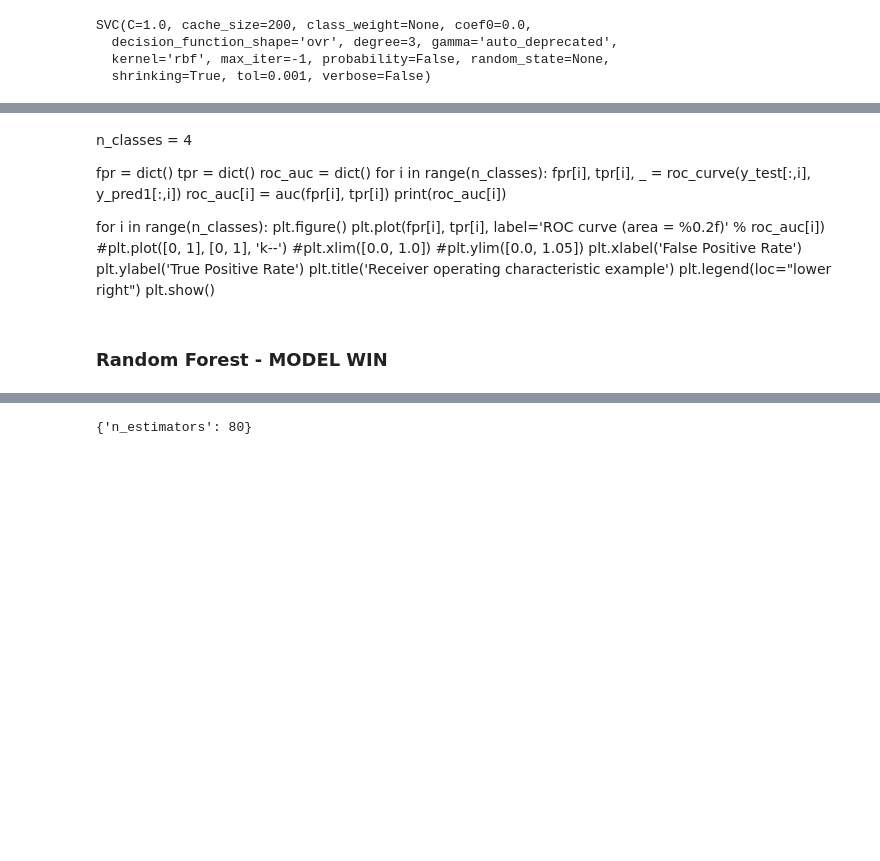
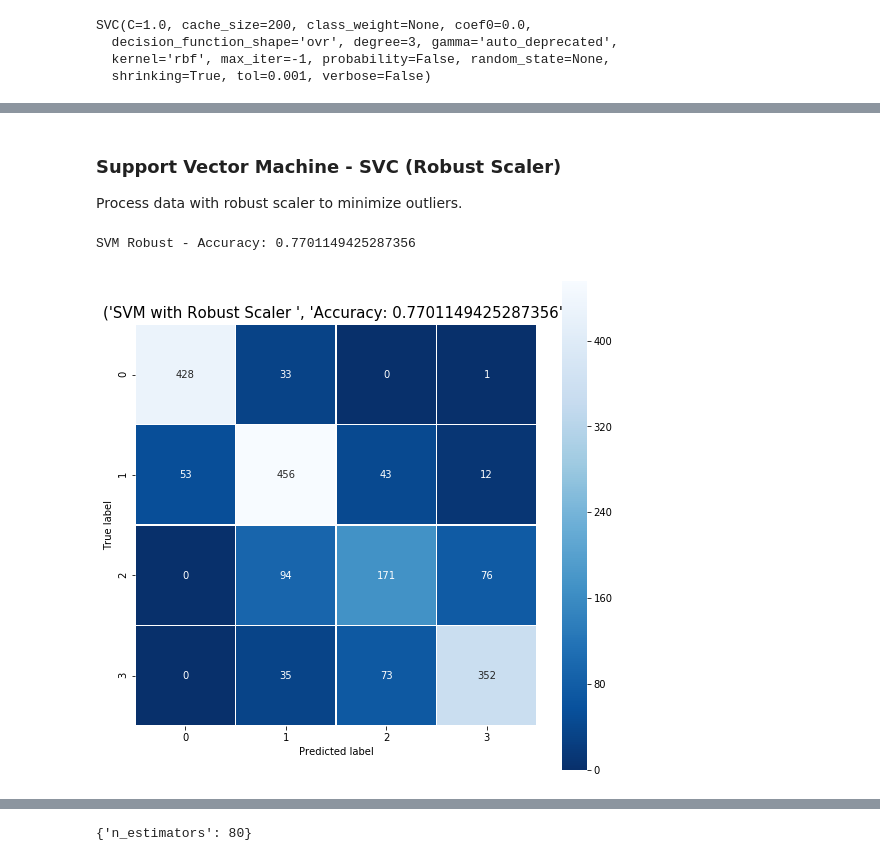
Before and after one commit to miriammg/Final-Project-IH, a Jupyter notebook: Final Project.ipynb, the cells around one changed output, grey strips where cells are left out. Cells and saved outputs as stored; diff of their text form; code cells hidden in the pictures; blank space fills up the shorter version.

```diff
--- a/Final Project.ipynb
+++ b/Final Project.ipynb
@@ -888,24 +887,23 @@ print_matrix(cm_svm, accuracy_svm, model='SVM2')
-# %% [markdown]
-n_classes = 4
-
-fpr = dict()
-tpr = dict()
-roc_auc = dict()
-for i in range(n_classes):
-    fpr[i], tpr[i], _ = roc_curve(y_test[:,i], y_pred1[:,i])
-    roc_auc[i] = auc(fpr[i], tpr[i])
-    print(roc_auc[i])
-
-for i in range(n_classes):
-    plt.figure()
-    plt.plot(fpr[i], tpr[i], label='ROC curve (area = %0.2f)' % roc_auc[i])
-    #plt.plot([0, 1], [0, 1], 'k--')
-    #plt.xlim([0.0, 1.0])
-    #plt.ylim([0.0, 1.05])
-    plt.xlabel('False Positive Rate')
-    plt.ylabel('True Positive Rate')
-    plt.title('Receiver operating characteristic example')
-    plt.legend(loc="lower right")
-    plt.show()
-# %% [markdown]
-### Random Forest - MODEL WIN
+# %% [markdown]
+### Support Vector Machine  - SVC (Robust Scaler)
+Process data with robust scaler to minimize outliers.
+# %%
+robut_scaler = RobustScaler().fit(X_train)
+
+X_train_transform = robut_scaler.fit_transform(X_train_2)
+X_test_transform = robut_scaler.transform(X_test_2)
+
+clf.fit(X_train_transform, y_train_2)
+
+y_pred_transform = clf.predict(X_test_transform)
+
+accuracy_svm_Robust = metrics.accuracy_score(y_test_2, y_pred_transform)
+
+cm_svm_robust = metrics.confusion_matrix(y_test_2, y_pred_transform)
+
+print("SVM Robust - Accuracy:", accuracy_svm_Robust)
+
+print_matrix(cm_svm_robust, accuracy_svm_Robust, model= 'SVM with Robust Scaler ')
+# %% [output]
+SVM Robust - Accuracy: 0.7701149425287356
+[figure, added]
```
Also changed, not shown: parts of 75 cells of this notebook, 15 other files.
